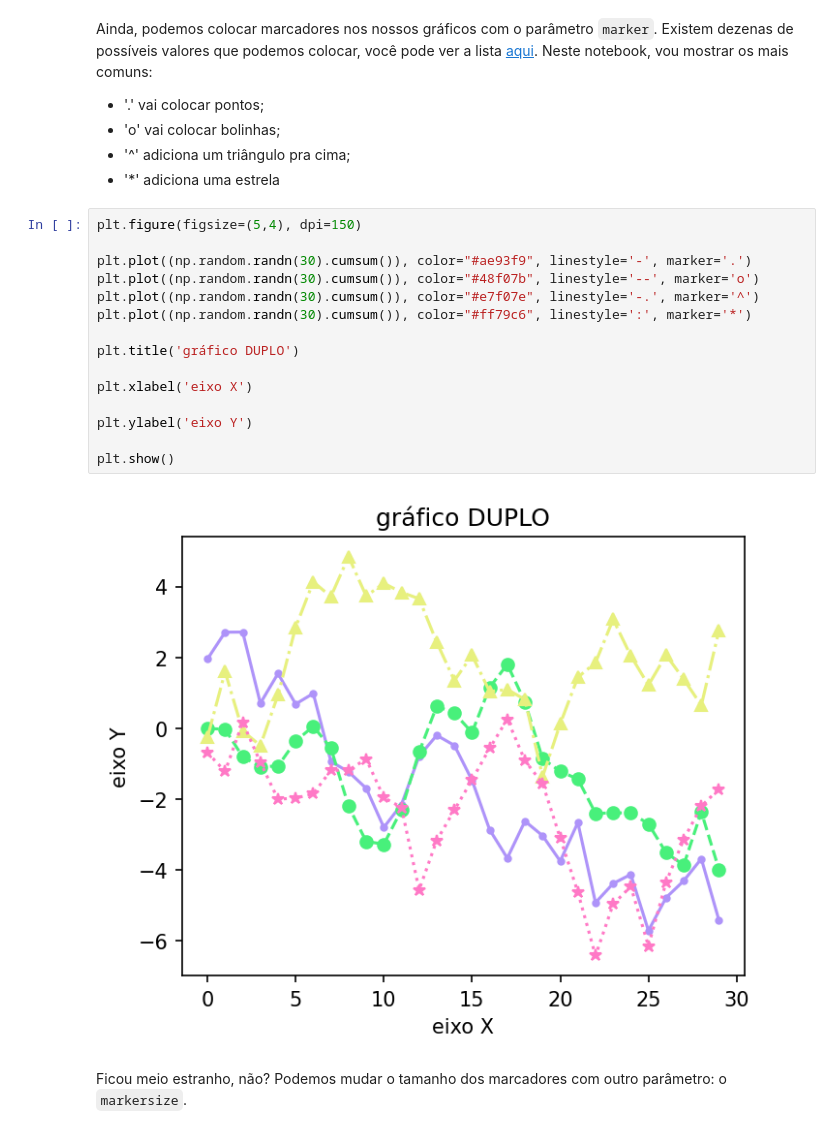
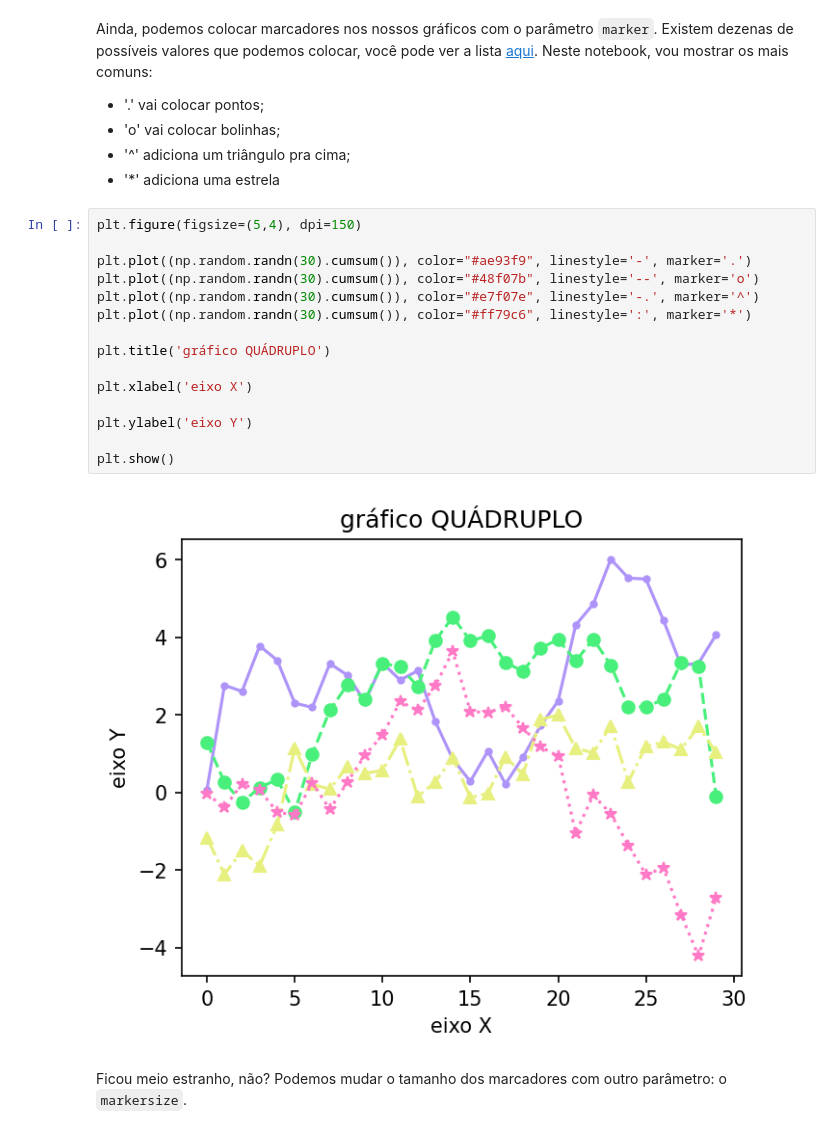
Before and after one commit to heitorhenriques/MiniCurso, a Jupyter notebook: Aula 4/Aula4.ipynb, the cells around one changed output. Saved outputs shown, nothing was run; the diff lists cells and outputs as text.

```diff
--- a/Aula 4/Aula4.ipynb
+++ b/Aula 4/Aula4.ipynb
@@ -190,20 +190,20 @@ Ainda, podemos colocar marcadores nos nossos gráficos com o parâmetro `marker`
 # %%
 plt.figure(figsize=(5,4), dpi=150)
 
 plt.plot((np.random.randn(30).cumsum()), color="#ae93f9", linestyle='-', marker='.')
 plt.plot((np.random.randn(30).cumsum()), color="#48f07b", linestyle='--', marker='o')
 plt.plot((np.random.randn(30).cumsum()), color="#e7f07e", linestyle='-.', marker='^')
 plt.plot((np.random.randn(30).cumsum()), color="#ff79c6", linestyle=':', marker='*')
 
-plt.title('gráfico DUPLO')
+plt.title('gráfico QUÁDRUPLO')
 
 plt.xlabel('eixo X')
 
 plt.ylabel('eixo Y')
 
 plt.show()
 # %% [output]
-[figure, old version]
+[figure, new version]
 # %% [markdown]
 Ficou meio estranho, não? Podemos mudar o tamanho dos marcadores com outro parâmetro: o `markersize`.
 # %%
```
Also changed, not shown: parts of 43 cells of this notebook, 1 other file.
